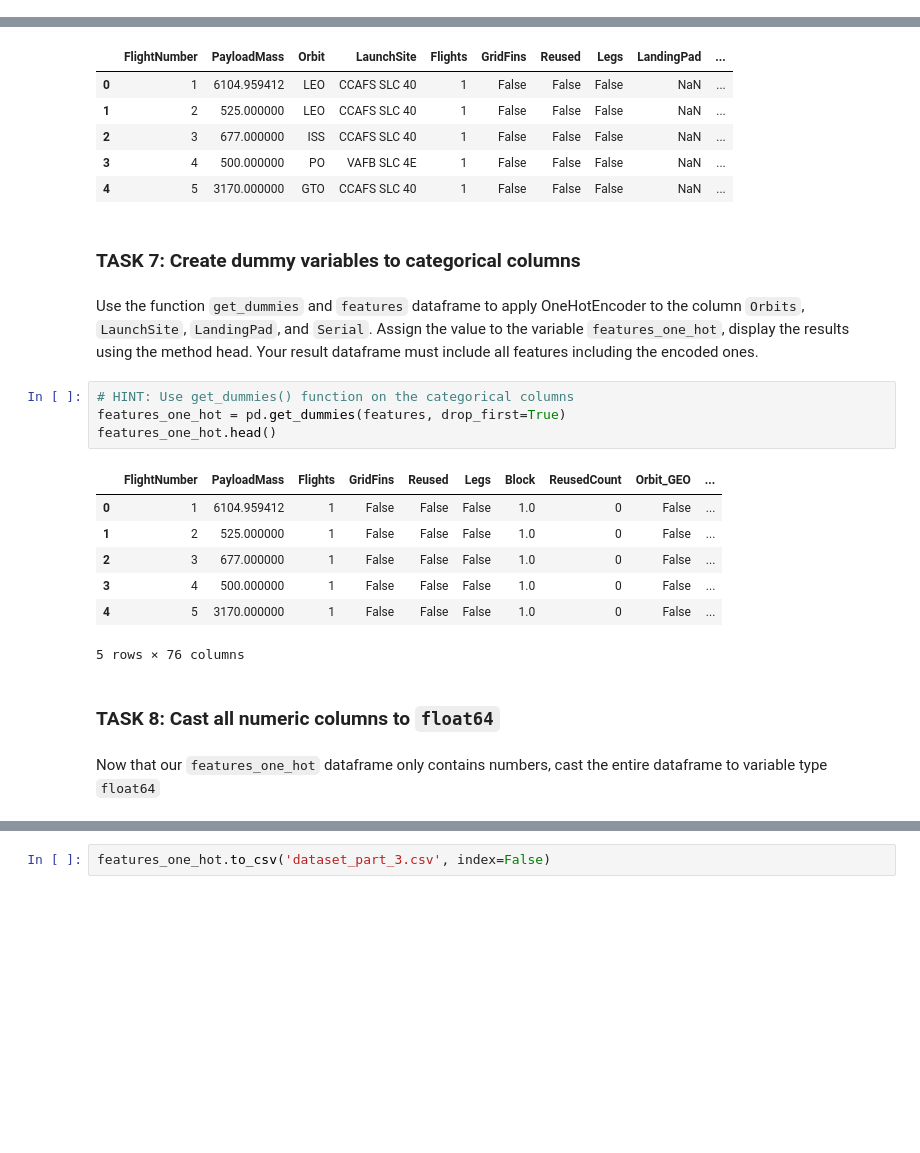
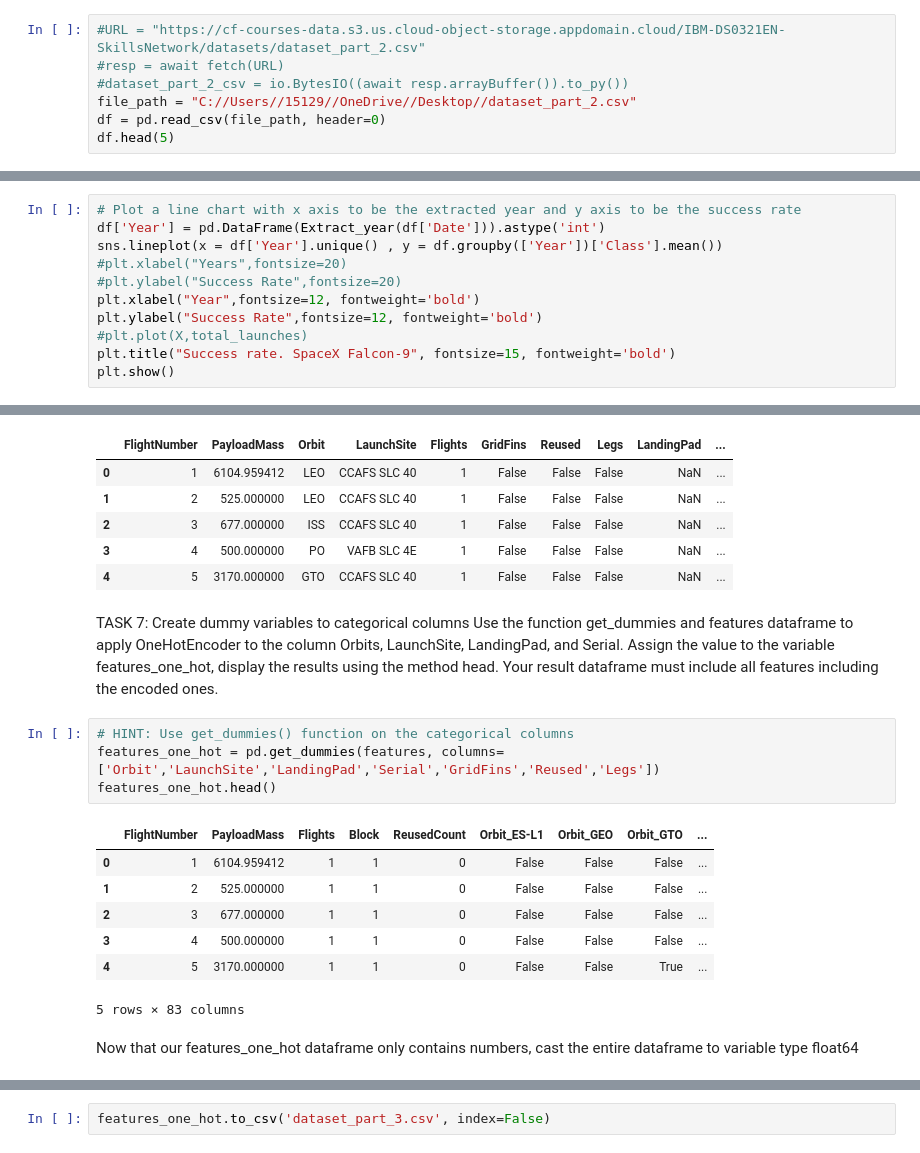
Before and after one commit to NedllWtk3/CS_IBM_SpaceX, a Jupyter notebook: edadataviz.ipynb, the cells around one changed output, grey strips where cells are left out. Cells and saved outputs as stored; diff of their text form; blank space fills up the shorter version.

```diff
--- a/edadataviz.ipynb
+++ b/edadataviz.ipynb
@@ -156,0 +55,7 @@ For each orbit, we want to see if there is any relationship between FlightNumber
+# %%
+#URL = "https://cf-courses-data.s3.us.cloud-object-storage.appdomain.cloud/IBM-DS0321EN-SkillsNetwork/datasets/dataset_part_2.csv"
+#resp = await fetch(URL)
+#dataset_part_2_csv = io.BytesIO((await resp.arrayBuffer()).to_py())
+file_path = "C://Users//15129//OneDrive//Desktop//dataset_part_2.csv"
+df = pd.read_csv(file_path, header=0)
+df.head(5)
@@ -227,0 +203,11 @@ you can observe that the sucess rate since 2013 kept increasing till 2020
+# %%
+# Plot a line chart with x axis to be the extracted year and y axis to be the success rate
+df['Year'] = pd.DataFrame(Extract_year(df['Date'])).astype('int')
+sns.lineplot(x = df['Year'].unique() , y = df.groupby(['Year'])['Class'].mean())
+#plt.xlabel("Years",fontsize=20)
+#plt.ylabel("Success Rate",fontsize=20)
+plt.xlabel("Year",fontsize=12, fontweight='bold')
+plt.ylabel("Success Rate",fontsize=12, fontweight='bold')
+#plt.plot(X,total_launches)
+plt.title("Success rate. SpaceX Falcon-9", fontsize=15, fontweight='bold')
+plt.show()
@@ -237,25 +227,22 @@ features.head()
 | 2 | 3 | 677.000000 | ISS | CCAFS SLC 40 | 1 | False | False | False | NaN | ... |
 | 3 | 4 | 500.000000 | PO | VAFB SLC 4E | 1 | False | False | False | NaN | ... |
 | 4 | 5 | 3170.000000 | GTO | CCAFS SLC 40 | 1 | False | False | False | NaN | ... |
-# %% [markdown]
-### TASK  7: Create dummy variables to categorical columns
 # %% [markdown]
-Use the function <code>get_dummies</code> and <code>features</code> dataframe to apply OneHotEncoder to the column <code>Orbits</code>, <code>LaunchSite</code>, <code>LandingPad</code>, and <code>Serial</code>. Assign the value to the variable <code>features_one_hot</code>, display the results using the method head. Your result dataframe must include all features including the encoded ones.
+TASK 7: Create dummy variables to categorical columns
+Use the function get_dummies and features dataframe to apply OneHotEncoder to the column Orbits, LaunchSite, LandingPad, and Serial. Assign the value to the variable features_one_hot, display the results using the method head. Your result dataframe must include all features including the encoded ones.
 # %%
 # HINT: Use get_dummies() function on the categorical columns
-features_one_hot = pd.get_dummies(features, drop_first=True)
+features_one_hot = pd.get_dummies(features, columns=['Orbit','LaunchSite','LandingPad','Serial','GridFins','Reused','Legs'])
 features_one_hot.head()
 # %% [output]
-|  | FlightNumber | PayloadMass | Flights | GridFins | Reused | Legs | Block | ReusedCount | Orbit_GEO | ... |
-| 0 | 1 | 6104.959412 | 1 | False | False | False | 1.0 | 0 | False | ... |
-| 1 | 2 | 525.000000 | 1 | False | False | False | 1.0 | 0 | False | ... |
-| 2 | 3 | 677.000000 | 1 | False | False | False | 1.0 | 0 | False | ... |
-| 3 | 4 | 500.000000 | 1 | False | False | False | 1.0 | 0 | False | ... |
-| 4 | 5 | 3170.000000 | 1 | False | False | False | 1.0 | 0 | False | ... |
+|  | FlightNumber | PayloadMass | Flights | Block | ReusedCount | Orbit_ES-L1 | Orbit_GEO | Orbit_GTO | ... |
+| 0 | 1 | 6104.959412 | 1 | 1 | 0 | False | False | False | ... |
+| 1 | 2 | 525.000000 | 1 | 1 | 0 | False | False | False | ... |
+| 2 | 3 | 677.000000 | 1 | 1 | 0 | False | False | False | ... |
+| 3 | 4 | 500.000000 | 1 | 1 | 0 | False | False | False | ... |
+| 4 | 5 | 3170.000000 | 1 | 1 | 0 | False | False | True | ... |
-5 rows × 76 columns
+5 rows × 83 columns
-# %% [markdown]
-### TASK  8: Cast all numeric columns to `float64`
 # %% [markdown]
-Now that our <code>features_one_hot</code> dataframe only contains numbers, cast the entire dataframe to variable type <code>float64</code>
+Now that our features_one_hot dataframe only contains numbers, cast the entire dataframe to variable type float64
 # %%
 # HINT: use astype function
```
Also changed, not shown: parts of 71 cells of this notebook.
